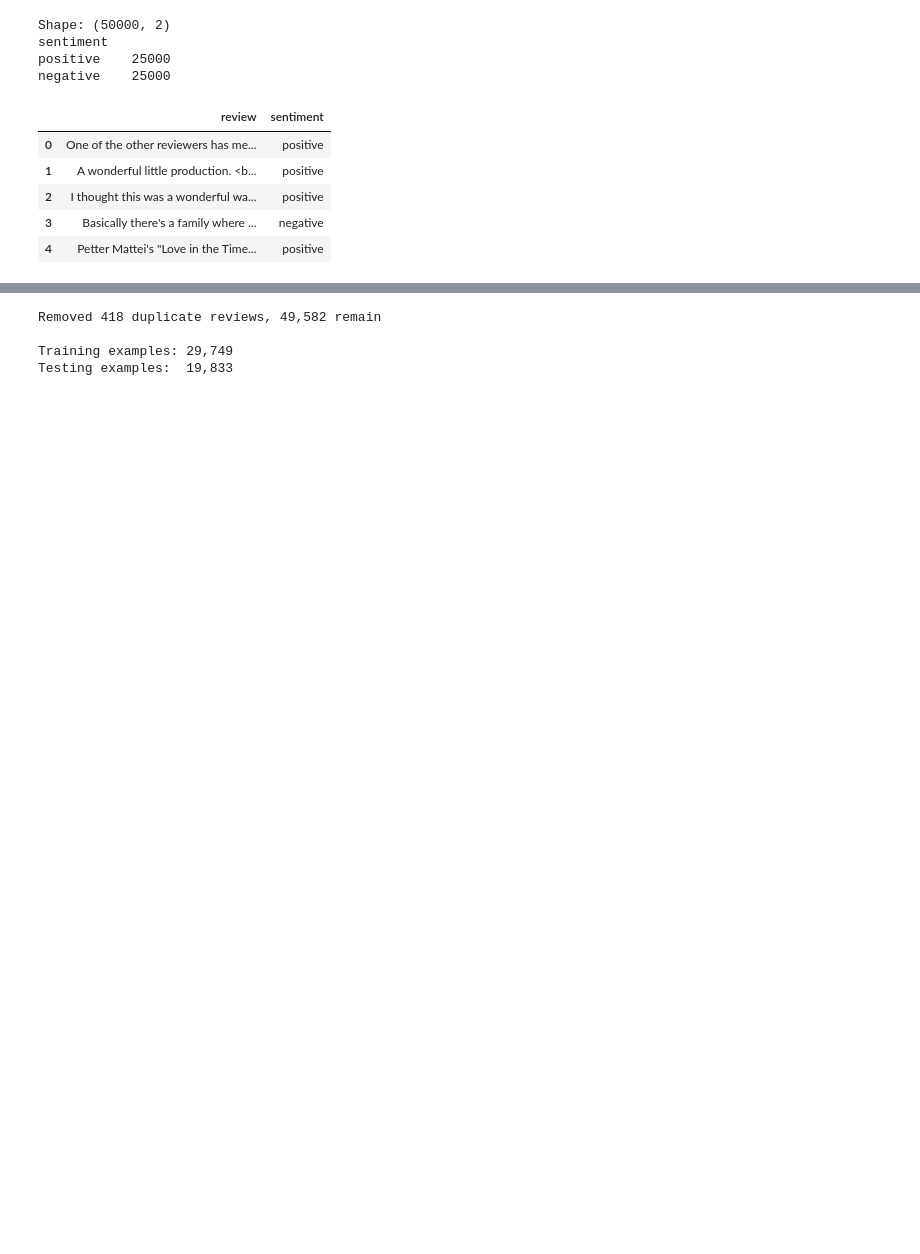
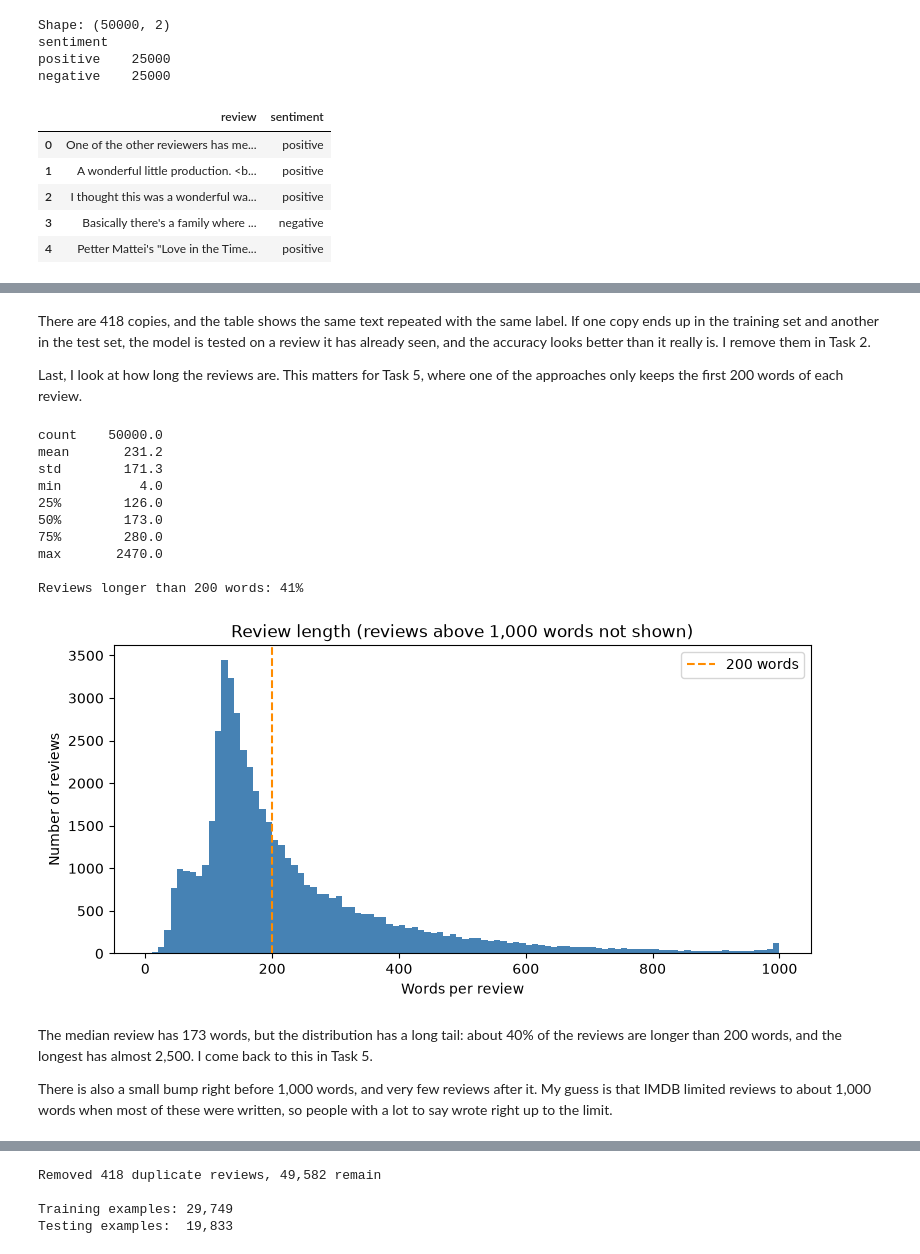
Before and after one commit to HadiHz88/LU-M2-AIDE, a Jupyter notebook: MIAI507- NLP/assignments/SA_ML_Assignment_Hadi_Hijazi.ipynb, the cells around one changed output, grey strips where cells are left out. Drawn from its saved outputs; the diff is of its cells as text; code cells hidden in the pictures; blank space fills up the shorter version.

Commit message:
docs(nlp): add data exploration and first-person narrative to assignment 2
Co-Authored-By: Claude Opus 5.5 <noreply@anthropic.com>

```diff
--- a/MIAI507- NLP/assignments/SA_ML_Assignment_Hadi_Hijazi.ipynb
+++ b/MIAI507- NLP/assignments/SA_ML_Assignment_Hadi_Hijazi.ipynb
@@ -71,3 +105,36 @@ negative    25000
+# %% [markdown]
+There are 418 copies, and the table shows the same text repeated with the same label. If one copy ends up in the training set and another in the test set, the model is tested on a review it has already seen, and the accuracy looks better than it really is. I remove them in Task 2.
+
+Last, I look at how long the reviews are. This matters for Task 5, where one of the approaches only keeps the first 200 words of each review.
+# %%
+lengths = df["review"].str.split().str.len()
+print(lengths.describe().round(1).to_string())
+print(f"\nReviews longer than 200 words: {(lengths > 200).mean():.0%}")
+
+plt.figure(figsize=(9, 4))
+plt.hist(lengths, bins=100, range=(0, 1000), color="steelblue")
+plt.axvline(200, color="darkorange", linestyle="--", label="200 words")
+plt.xlabel("Words per review")
+plt.ylabel("Number of reviews")
+plt.title("Review length (reviews above 1,000 words not shown)")
+plt.legend()
+plt.show()
+# %% [output]
+count    50000.0
+mean       231.2
+std        171.3
+min          4.0
+25%        126.0
+50%        173.0
+75%        280.0
+max       2470.0
+
+Reviews longer than 200 words: 41%
+[figure, added]
+# %% [markdown]
+The median review has 173 words, but the distribution has a long tail: about 40% of the reviews are longer than 200 words, and the longest has almost 2,500. I come back to this in Task 5.
+
+There is also a small bump right before 1,000 words, and very few reviews after it. My guess is that IMDB limited reviews to about 1,000 words when most of these were written, so people with a lot to say wrote right up to the limit.
 # %% [markdown]
 ## Task 2 – Split the Dataset into Training and Testing
 
```
Also changed, not shown: parts of 17 cells of this notebook.
